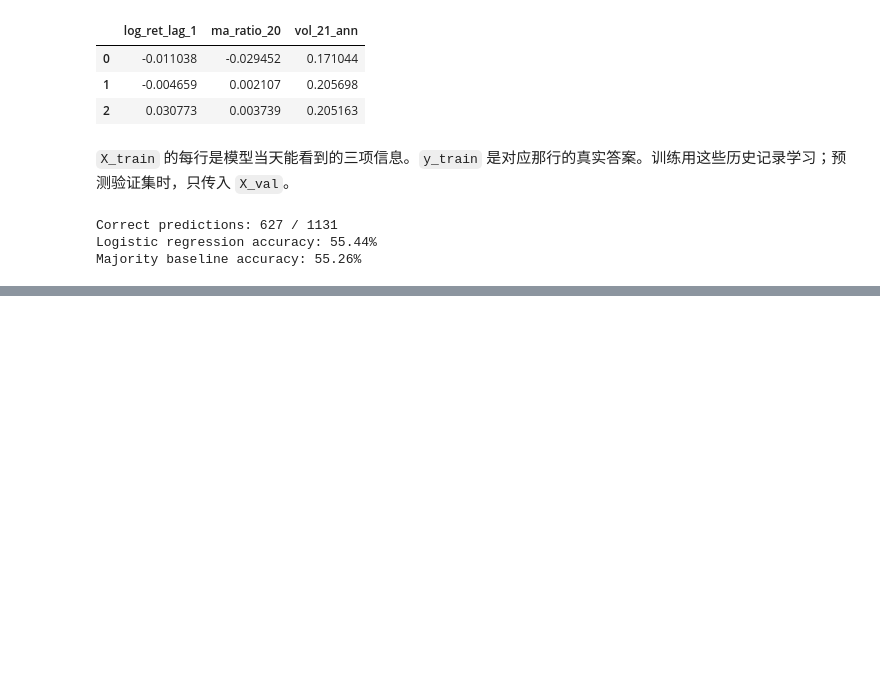
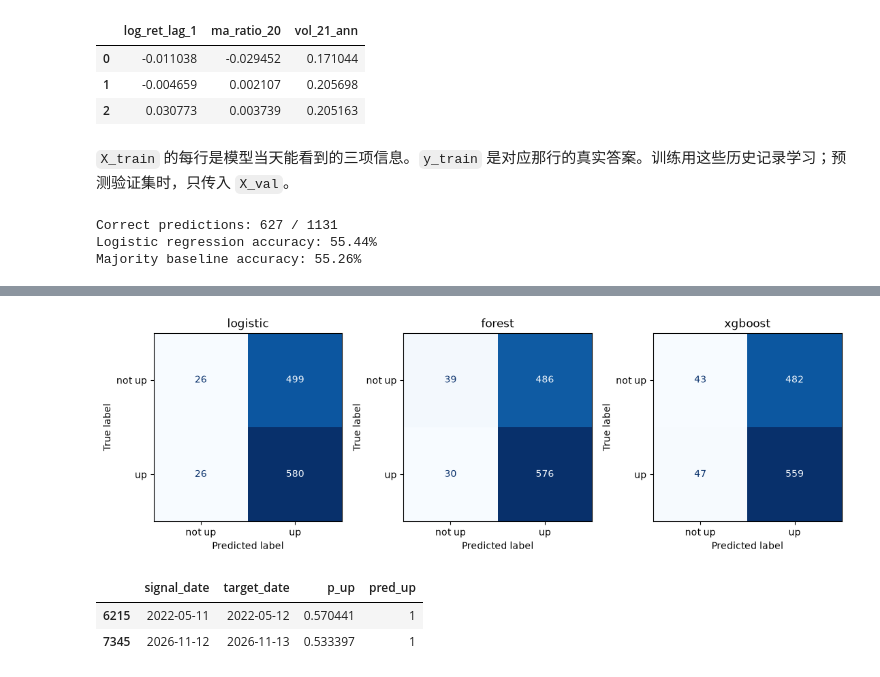
Before and after one commit to Franking502/sp500-multitask, a Jupyter notebook: src/2_RiseFallForecast/rise_fall_forecast.ipynb, the cells around one changed output, grey strips where cells are left out. Saved outputs shown, nothing was run; the diff lists cells and outputs as text; code cells hidden in the pictures; blank space fills up the shorter version.

```diff
--- a/src/2_RiseFallForecast/rise_fall_forecast.ipynb
+++ b/src/2_RiseFallForecast/rise_fall_forecast.ipynb
@@ -124,0 +274,31 @@ Majority baseline accuracy: 55.26%
+# %%
+test = labeled.loc[labeled['segment'] == 'test']
+X_test = test[features]
+y_test = test['up']
+
+test_predictions = pd.DataFrame(index=test.index)
+test_probabilities = pd.DataFrame(index=test.index)
+test_predictions['baseline'] = baseline_guess
+test_probabilities['baseline'] = y_train.mean()
+
+for name, model in models.items():
+    test_predictions[name] = model.predict(X_test)
+    test_probabilities[name] = model.predict_proba(X_test)[:, 1]
+# %%
+test_rows = []
+for name in test_predictions:
+    predicted = test_predictions[name]
+    test_rows.append({
+        'model': name,
+        'accuracy': accuracy_score(y_test, predicted),
+        'precision': precision_score(y_test, predicted, zero_division=0),
+        'recall': recall_score(y_test, predicted, zero_division=0),
+        'f1': f1_score(y_test, predicted, zero_division=0),
+        'roc_auc': roc_auc_score(y_test, test_probabilities[name]),
+    })
+
+test_metrics = pd.DataFrame(test_rows).set_index('model')
+test_metrics.to_csv(report_dir / 'metrics/test_metrics.csv')
+print('Model selected earlier on validation:', best_name)
+print('Test days:', len(y_test), '| Actual up days:', y_test.sum())
+test_metrics.round(4)
@@ -124,0 +314,25 @@ Majority baseline accuracy: 55.26%
+# %%
+fig, axes = plt.subplots(1, 3, figsize=(11, 3.5), constrained_layout=True)
+for ax, name in zip(axes, models):
+    predicted = test_predictions[name]
+    report = classification_report(y_test, predicted, labels=[0, 1], target_names=['not up', 'up'], zero_division=0)
+    (report_dir / 'metrics' / f'test_{name}_report.txt').write_text(report, encoding='utf-8')
+    ConfusionMatrixDisplay.from_predictions(y_test, predicted, labels=[0, 1], display_labels=['not up', 'up'], ax=ax, colorbar=False, cmap='Blues')
+    ax.set_title(name)
+fig.savefig(report_dir / 'figures/test_confusion_matrices.png', dpi=150)
+plt.show()
+# %% [output]
+[figure, added]
+# %%
+test_signals = pd.DataFrame({
+    'signal_date': test['Date'],
+    'target_date': test['target_date'],
+    'p_up': test_probabilities[best_name],
+    'pred_up': test_predictions[best_name],
+})
+test_signals.to_csv(report_dir / 'signals/test_signals.csv', index=False)
+test_signals.iloc[[0, -1]]
+# %% [output]
+|  | signal_date | target_date | p_up | pred_up |
+| 6215 | 2022-05-11 | 2022-05-12 | 0.570441 | 1 |
+| 7345 | 2026-11-12 | 2026-11-13 | 0.533397 | 1 |
```
Also changed, not shown: parts of 17 cells of this notebook, 16 other files.
